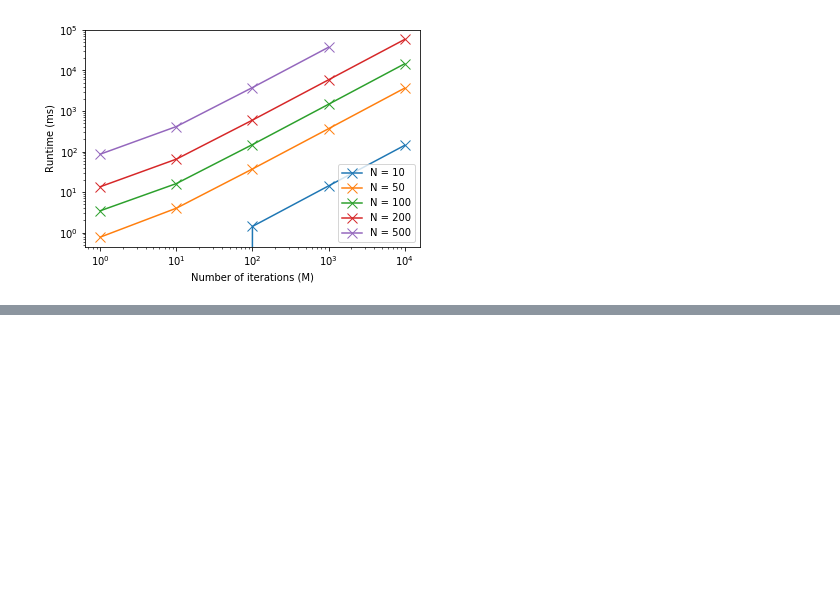
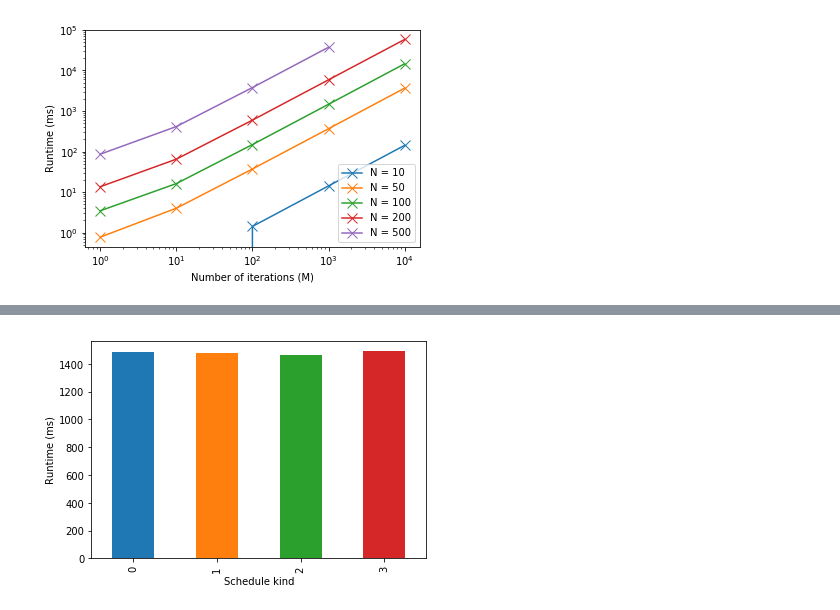
Before and after one commit to tcrasset/Conducting-matrix-percolation, a Jupyter notebook: plot.ipynb, the cells around one changed output, grey strips where cells are left out. Saved outputs shown, nothing was run; the diff lists cells and outputs as text; code cells hidden in the pictures; blank space fills up the shorter version.

```diff
--- a/plot.ipynb
+++ b/plot.ipynb
@@ -119,0 +205,7 @@ plt.show()
+# %%
+plot = schedule_df.groupby(["Schedule_kind"]).mean().reset_index()['AvgTime'].plot(kind='bar')
+plt.ylabel("Runtime (ms)")
+plt.xlabel("Schedule kind")
+plt.show()
+# %% [output]
+[figure, added]
```
Also changed, not shown: parts of 8 cells of this notebook.
